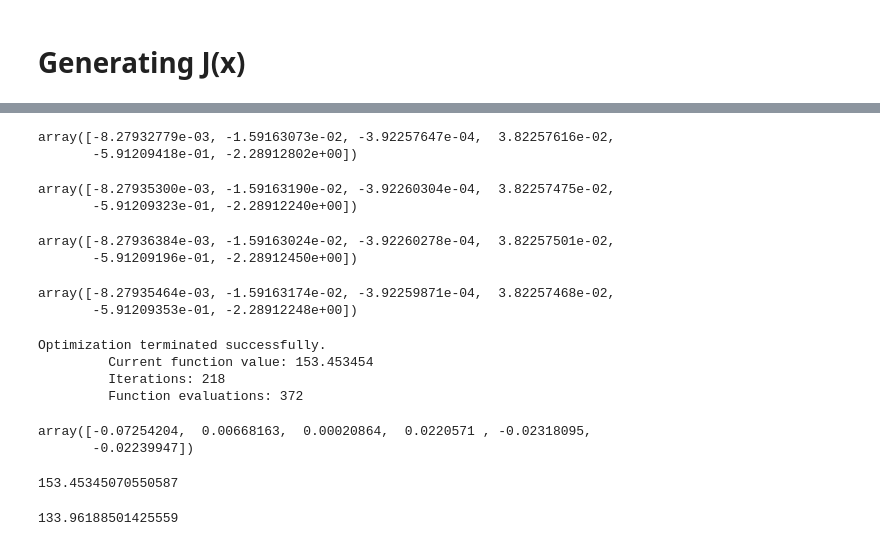
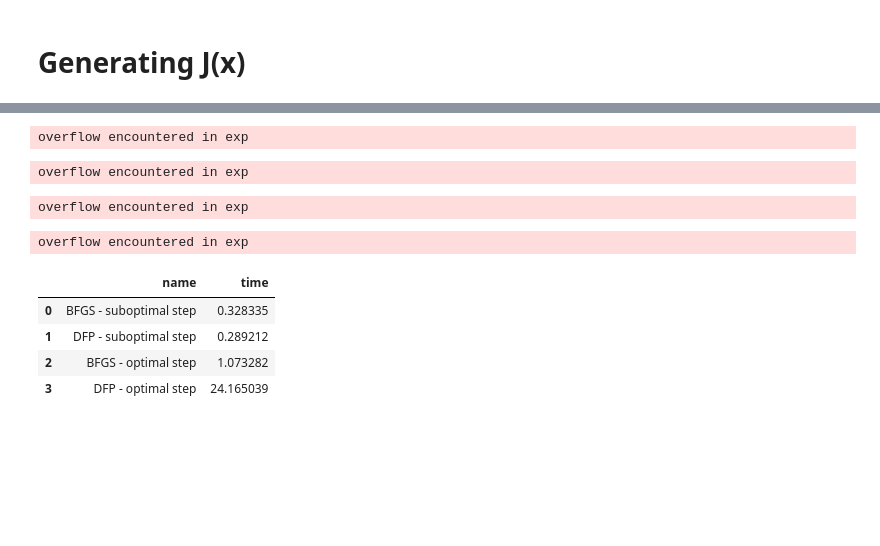
Before and after one commit to TheKompot/LogisticRegression, a Jupyter notebook: test.ipynb, the cells around one changed output, grey strips where cells are left out. Saved outputs shown, nothing was run; the diff lists cells and outputs as text; code cells hidden in the pictures; blank space fills up the shorter version.

```diff
--- a/test.ipynb
+++ b/test.ipynb
@@ -35,41 +43,37 @@ def dJ(x):
 x0 = np.zeros(6)
 x0[0] = -2.28
 # %%
-optimize(x0=x0, f=J, df=dJ, method='BFGS', optimal_step=False)
+t = timer()
+x_list.append(optimize(x0=x0, f=J, df=dJ, method='BFGS', optimal_step=False))
+time_list.append(timer()-t)
 # %% [output]
-array([-8.27932779e-03, -1.59163073e-02, -3.92257647e-04,  3.82257616e-02,
-       -5.91209418e-01, -2.28912802e+00])
+overflow encountered in exp
 # %%
-optimize(x0=x0, f=J, df=dJ, method='DFP', optimal_step=False)
+t = timer()
+x_list.append(optimize(x0=x0, f=J, df=dJ, method='DFP', optimal_step=False))
+time_list.append(timer()-t)
 # %% [output]
-array([-8.27935300e-03, -1.59163190e-02, -3.92260304e-04,  3.82257475e-02,
-       -5.91209323e-01, -2.28912240e+00])
+overflow encountered in exp
 # %%
-optimize(x0=x0, f=J, df=dJ, method='BFGS', optimal_step=True)
+t = timer()
+x_list.append(optimize(x0=x0, f=J, df=dJ, method='BFGS', optimal_step=True))
+time_list.append(timer()-t)
 # %% [output]
-array([-8.27936384e-03, -1.59163024e-02, -3.92260278e-04,  3.82257501e-02,
-       -5.91209196e-01, -2.28912450e+00])
+overflow encountered in exp
 # %%
-optimize(x0=x0, f=J, df=dJ, method='DFP', optimal_step=True)
+t = timer()
+x_list.append(optimize(x0=x0, f=J, df=dJ, method='DFP', optimal_step=True))
+time_list.append(timer()-t)
 # %% [output]
-array([-8.27935464e-03, -1.59163174e-02, -3.92259871e-04,  3.82257468e-02,
-       -5.91209353e-01, -2.28912248e+00])
+overflow encountered in exp
-# %%
-fmin(J,x0)
-# %% [output]
-Optimization terminated successfully.
-         Current function value: 153.453454
-         Iterations: 218
-         Function evaluations: 372
-array([-0.07254204,  0.00668163,  0.00020864,  0.0220571 , -0.02318095,
-       -0.02239947])
-# %%
-J(np.array([-0.07254204,  0.00668163,  0.00020864,  0.0220571 , -0.02318095,
-       -0.02239947]))
-# %% [output]
-153.45345070550587
-# %%
-J(np.array([-8.27935464e-03, -1.59163174e-02, -3.92259871e-04,  3.82257468e-02,
-       -5.91209353e-01, -2.28912248e+00]))
-# %% [output]
-133.96188501425559
+# %%
+methods_df = pd.DataFrame(method_names)
+methods_df['time'] = time_list
+methods_df = methods_df.rename(columns={0:'name'})
+methods_df
+# %% [output]
+|  | name | time |
+| 0 | BFGS - suboptimal step | 0.328335 |
+| 1 | DFP - suboptimal step | 0.289212 |
+| 2 | BFGS - optimal step | 1.073282 |
+| 3 | DFP - optimal step | 24.165039 |
```
Also changed, not shown: parts of 18 cells of this notebook.
